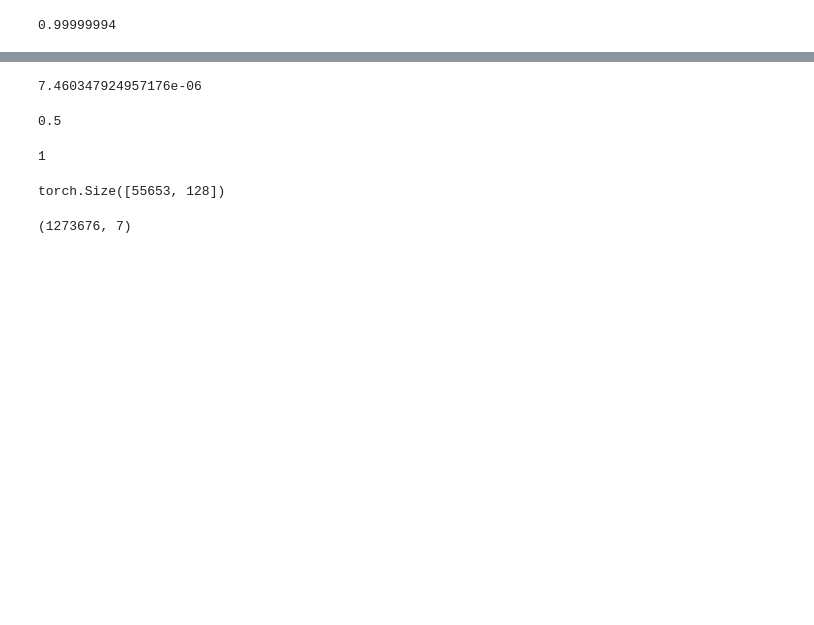
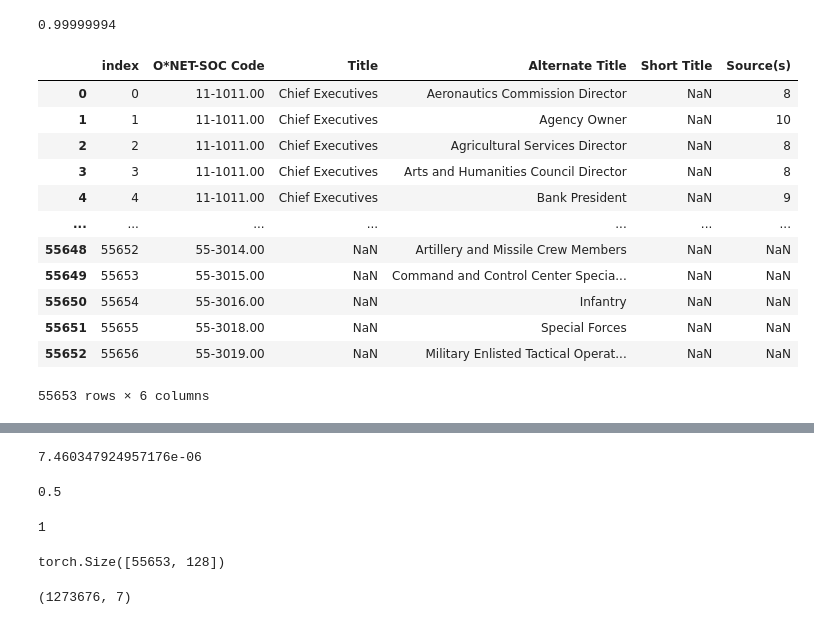
Before and after one commit to AmosDinh/Skill_Job_GNN, a Jupyter notebook: main.ipynb, the cells around one changed output, grey strips where cells are left out. Cells and saved outputs as stored; diff of their text form; code cells hidden in the pictures; blank space fills up the shorter version.

```diff
--- a/main.ipynb
+++ b/main.ipynb
@@ -244,6 +233,22 @@ X = np.concatenate([alttitle_sbert_embeddings,skill_sbert_embeddings])
 #     pca.fit(X)
 #     n_components_retained = pca.n_components_
 #     print(n_components_retained,' components retained', variance_retained, ' variance retained')
+# %%
+job_nodes
+# %% [output]
+|  | index | O*NET-SOC Code | Title | Alternate Title | Short Title | Source(s) |
+| 0 | 0 | 11-1011.00 | Chief Executives | Aeronautics Commission Director | NaN | 8 |
+| 1 | 1 | 11-1011.00 | Chief Executives | Agency Owner | NaN | 10 |
+| 2 | 2 | 11-1011.00 | Chief Executives | Agricultural Services Director | NaN | 8 |
+| 3 | 3 | 11-1011.00 | Chief Executives | Arts and Humanities Council Director | NaN | 8 |
+| 4 | 4 | 11-1011.00 | Chief Executives | Bank President | NaN | 9 |
+| ... | ... | ... | ... | ... | ... | ... |
+| 55648 | 55652 | 55-3014.00 | NaN | Artillery and Missile Crew Members | NaN | NaN |
+| 55649 | 55653 | 55-3015.00 | NaN | Command and Control Center Specia... | NaN | NaN |
+| 55650 | 55654 | 55-3016.00 | NaN | Infantry | NaN | NaN |
+| 55651 | 55655 | 55-3018.00 | NaN | Special Forces | NaN | NaN |
+| 55652 | 55656 | 55-3019.00 | NaN | Military Enlisted Tactical Operat... | NaN | NaN |
+55653 rows × 6 columns
 # %%
 # choose 128
 pca = PCA(n_components=128)
```
Also changed, not shown: parts of 20 cells of this notebook.
